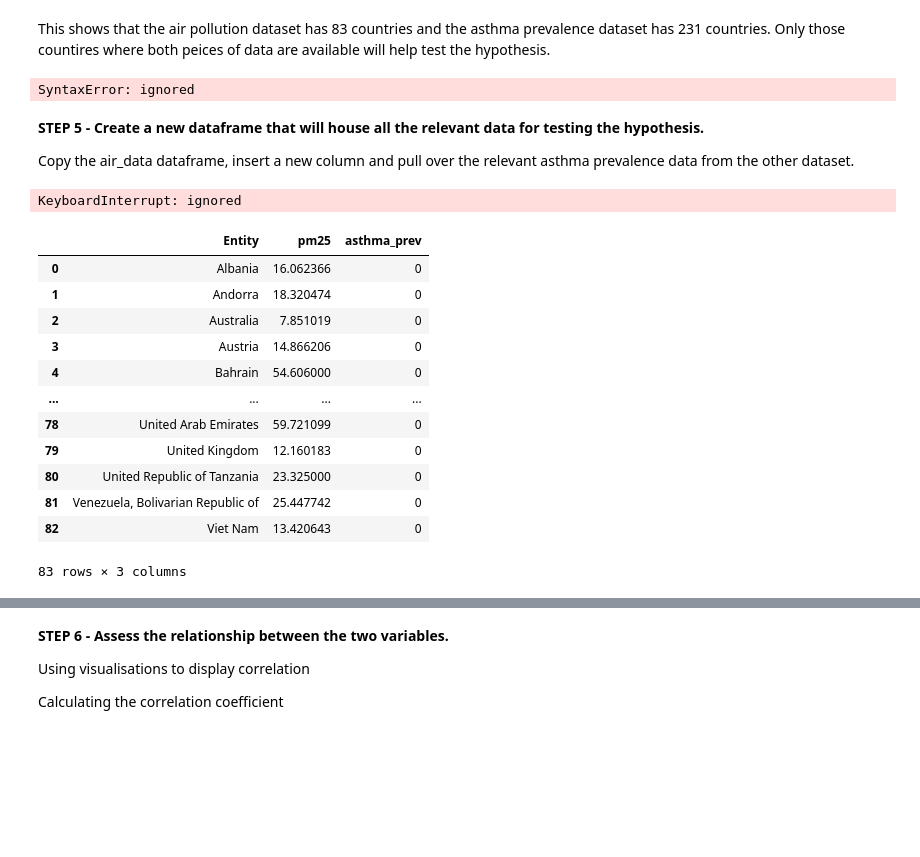
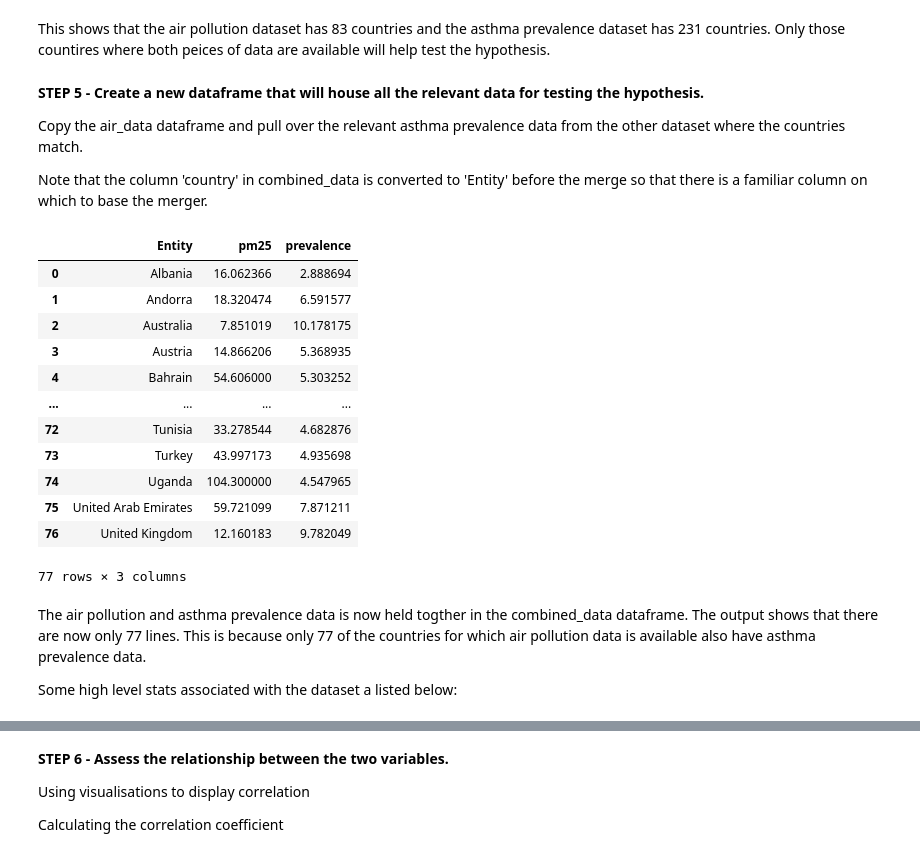
Before and after one commit to claret003/pythoncourse, a Jupyter notebook: Project.ipynb, the cells around one changed output, grey strips where cells are left out. Drawn from its saved outputs; the diff is of its cells as text; code cells hidden in the pictures; blank space fills up the shorter version.

```diff
--- a/Project.ipynb
+++ b/Project.ipynb
@@ -232,54 +232,35 @@ Zimbabwe                      1
 Length: 231, dtype: int64
 # %% [markdown]
 This shows that the air pollution dataset has 83 countries and the asthma prevalence dataset has 231 countries. Only those countires where both peices of data are available will help test the hypothesis.
-# %%
-air_data_by_country.to_excel(r'C:\Users\902729\Desktop\CodeDivision')
-asthma_data_by_country.(r'C:\Users\902729\Desktop\'CodeDivision')
-# %% [output]
-SyntaxError: ignored
 # %% [markdown]
 **STEP 5 - Create a new dataframe that will house all the relevant data for testing the hypothesis.**
 
-Copy the air_data dataframe, insert a new column and pull over the relevant asthma prevalence data from the other dataset.
+Copy the air_data dataframe and pull over the relevant asthma prevalence data from the other dataset where the countries match.
+
+Note that the column 'country' in combined_data is converted to 'Entity' before the merge so that there is a familiar column on which to base the merger.
 # %%
 #creating a new dataframe which will hold all relevant info for  assessing correlation
-
-
-# air_data_by_country = air_data_by_country.reset_index()
-# asthma_data_by_country = asthma_data_by_country.reset_index()
 
 combined_data = air_data_by_country.copy()
 combined_data = combined_data.rename(columns={'country' : 'Entity'})
 
+combined_data = pd.merge(combined_data,
+                      asthma_data_by_country,
+                      on ='Entity',
+                      how ='inner')
 
-# #create an if statement on which to base values in the new column
-for i in combined_data['Entity']:
-  for k in asthma_data_by_country['prevalence']:
-    for j in asthma_data_by_country['Entity']:
-      if i == j:
-       combined_data['asthma_prev'] = k
-      else:
-       combined_data['asthma_prev'] = 0
-
-
-
-# combined_data = pd.concat([air_data_by_country, asthma_data_by_country])
-# # combined_data
+combined_data
 # %% [output]
+|  | Entity | pm25 | prevalence |
+| 0 | Albania | 16.062366 | 2.888694 |
+| 1 | Andorra | 18.320474 | 6.591577 |
+| 2 | Australia | 7.851019 | 10.178175 |
+| 3 | Austria | 14.866206 | 5.368935 |
+| 4 | Bahrain | 54.606000 | 5.303252 |
+| ... | ... | ... | ... |
+| 72 | Tunisia | 33.278544 | 4.682876 |
+| 73 | Turkey | 43.997173 | 4.935698 |
+| 74 | Uganda | 104.300000 | 4.547965 |
+| 75 | United Arab Emirates | 59.721099 | 7.871211 |
+| 76 | United Kingdom | 12.160183 | 9.782049 |
-KeyboardInterrupt: ignored
+77 rows × 3 columns
-# %%
-combined_data
-# %% [output]
-|  | Entity | pm25 | asthma_prev |
-| 0 | Albania | 16.062366 | 0 |
-| 1 | Andorra | 18.320474 | 0 |
-| 2 | Australia | 7.851019 | 0 |
-| 3 | Austria | 14.866206 | 0 |
-| 4 | Bahrain | 54.606000 | 0 |
-| ... | ... | ... | ... |
-| 78 | United Arab Emirates | 59.721099 | 0 |
-| 79 | United Kingdom | 12.160183 | 0 |
-| 80 | United Republic of Tanzania | 23.325000 | 0 |
-| 81 | Venezuela, Bolivarian Republic of | 25.447742 | 0 |
-| 82 | Viet Nam | 13.420643 | 0 |
-83 rows × 3 columns
@@ -289,0 +267,4 @@ combined_data
+# %% [markdown]
+The air pollution and asthma prevalence data is now held togther in the combined_data dataframe. The output shows that there are now only 77 lines. This is because only 77 of the countries for which air pollution data is available also have asthma prevalence data.
+
+Some high level stats associated with the dataset a listed below:
```
Also changed, not shown: parts of 7 cells of this notebook.
